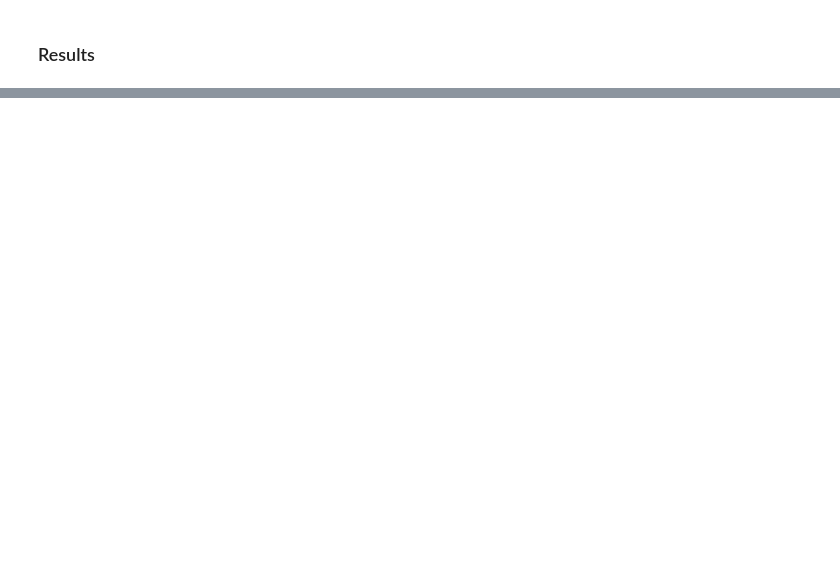
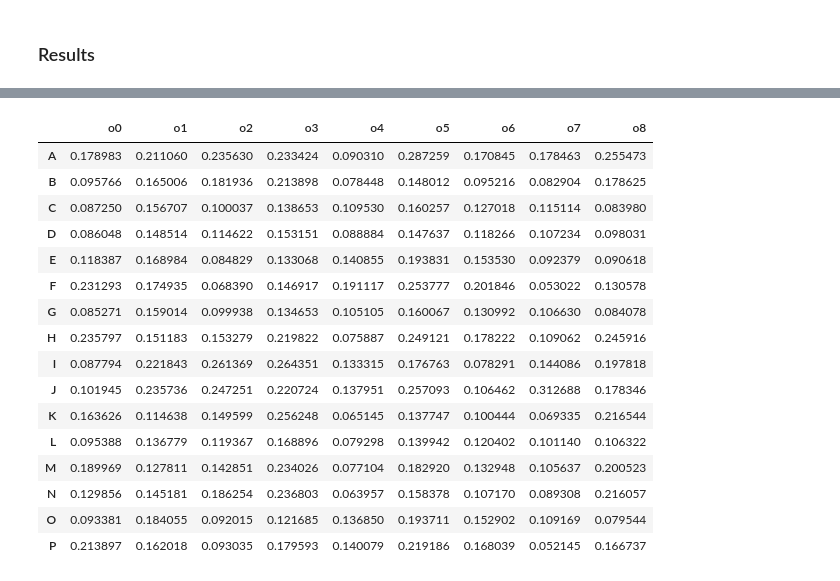
Before and after one commit to jacobkreider/msds458, a Jupyter notebook: Assignment 2- Adding Layers/A2 Working Code.ipynb, the cells around one changed output, grey strips where cells are left out. Saved outputs shown, nothing was run; the diff lists cells and outputs as text; code cells hidden in the pictures; blank space fills up the shorter version.

```diff
--- a/Assignment 2- Adding Layers/A2 Working Code.ipynb
+++ b/Assignment 2- Adding Layers/A2 Working Code.ipynb
@@ -420,7 +425,7 @@ def backpropagateOutputToHidden (alpha, eta, arraySizeList, errorArray, outputAr
 def backpropagateBiasOutputWeights (alpha, eta, arraySizeList, errorArray, outputArray, biasOutputWeightArray):
 
 #  Unpack the output array length
-    outputArrayLength = arraySizeList [2]
+    outputArrayLength = arraySizeList [5]
 
     deltaBiasOutputArray = np.zeros(outputArrayLength)  # initialize an array for the deltas
     newBiasOutputWeightArray = np.zeros(outputArrayLength) # initialize an array for the new output bias weights
@@ -483,9 +488,9 @@ def backpropagateHiddenToInput (alpha, eta, arraySizeList, errorArray, outputArr
 def backpropagateBiasHiddenWeights (alpha, eta, arraySizeList, errorArray, outputArray, hiddenArray,
     inputArray, vWeightArray, wWeightArray, biasHiddenWeightArray, biasOutputWeightArray):
 # Unpack array lengths
-    inputArrayLength = arraySizeList [0]
-    hiddenArrayLength = arraySizeList [1]
-    outputArrayLength = arraySizeList [2]
+    inputArrayLength = arraySizeList [3]
+    hiddenArrayLength = arraySizeList [4]
+    outputArrayLength = arraySizeList [5]
 
 
     errorTimesTFuncDerivOutputArray = np.zeros(outputArrayLength)
@@ -968,4 +1181,7 @@ biasOutputWeightArray = initializeBiasWeightArray (biasOutputWeightArraySize)
 # %%
+print()
+print("  After training:")
+
 # This is the code from ComputeOutputsAcrossAllTrainingData, modified for
 # the outputs I am looking for
 
@@ -974,9 +1190,9 @@ seed(79)
 
 
 
-allHiddenActivationsPreLearn = np.array([])
-allOutputActivationsPreLearn = np.array([])
-desiredOutput = np.array([])
+allHiddenActivationsPostLearn = np.array([])
+allOutputActivationsPostLearn = np.array([])
+desiredOutputPost = np.array([])
 
 while selectedTrainingDataSet < numTrainingDataSets + 1:
     #print()
@@ -989,6 +1205,8 @@ while selectedTrainingDataSet < numTrainingDataSets + 1:
 
     trainingDataInputList = trainingDataList[1]
 
+    # Obtain the outputs from GB1
+
     GB1inputDataList = []
     GB1inputDataArray = np.zeros(GB1inputArrayLength)
     for node in range(GB1inputArrayLength):
@@ -996,28 +1214,23 @@ while selectedTrainingDataSet < numTrainingDataSets + 1:
         GB1inputDataList.append(trainingData)
         GB1inputDataArray[node] = trainingData
 
+
     GB1hiddenArray = ComputeGB1SingleFeedforwardPassFirstStep (alpha, GB1inputDataArray, GB1wWeightArray, GB1wBiasWeightArray)
     GB1outputArray = ComputeGB1SingleFeedforwardPassSecondStep (alpha, GB1hiddenArray, GB1vWeightArray, GB1vBiasWeightArray)
 
-# Obtain the outputs from the full multi-component network
-
-# First, obtain a full input vector
     inputDataList = []
     inputDataArray = np.zeros(inputArrayLength)
 
-# Fill the first part of the training data list with the usual inputs
     for node in range(GB1inputArrayLength):
         trainingData = trainingDataInputList[node]
         inputDataList.append(trainingData)
 
-# Fill the second part of the training data list with the outputs from GB1
     for node in range(GB1outputArrayLength):
-        trainingData = GB1outputArray[node]
-        inputDataList.append(trainingData)
+            trainingData = GB1outputArray[node]
+            inputDataList.append(trainingData)
 
-# Create an input array with both the original training data and the outputs from GB1
     for node in range(inputArrayLength):
-        inputDataArray[node] = inputDataList[node]
+            inputDataArray[node] = inputDataList[node]
 
 
     letterNum = trainingDataList[2] +1
@@ -1025,16 +1238,16 @@ while selectedTrainingDataSet < numTrainingDataSets + 1:
     #print()
     #print("  Data Set Number", selectedTrainingDataSet, " for letter ", letterChar, " with letter number ", letterNum)
 
-    hiddenArray = np.array(ComputeSingleFeedforwardPassFirstStep (alpha, inputDataArray, wWeightArray, biasHiddenWeightArray))
-    allHiddenActivationsPreLearn = np.append(allHiddenActivationsPreLearn, hiddenArray)
+    hiddenArray = np.array(ComputeSingleFeedforwardPassFirstStep (alpha, inputDataArray, wWeightArrayPost, biasHiddenWeightsPost))
+    allHiddenActivationsPostLearn = np.append(allHiddenActivationsPostLearn, hiddenArray)
 
-    outputArray = ComputeSingleFeedforwardPassSecondStep (alpha, hiddenArray, vWeightArray, biasOutputWeightArray)
-    allOutputActivationsPreLearn = np.append(allOutputActivationsPreLearn, outputArray)
+    outputArray = ComputeSingleFeedforwardPassSecondStep (alpha, hiddenArray, vWeightArrayPost, biasOutputWeightsPost)
+    allOutputActivationsPostLearn = np.append(allOutputActivationsPostLearn, outputArray)
 
     desiredOutputArray = np.zeros(outputArrayLength)    # iniitalize the output array with 0's
     desiredClass = trainingDataList[4]                 # identify the desired class
     desiredOutputArray[desiredClass] = 1
-    desiredOutput = np.append(desiredOutput, desiredOutputArray)
+    desiredOutputPost = np.append(desiredOutputPost, desiredOutputArray)
 
 
 
@@ -1470,0 +1495,20 @@ mask1LetterArray
+# %%
+postOutput
+# %% [output]
+|  | o0 | o1 | o2 | o3 | o4 | o5 | o6 | o7 | o8 |
+| A | 0.178983 | 0.211060 | 0.235630 | 0.233424 | 0.090310 | 0.287259 | 0.170845 | 0.178463 | 0.255473 |
+| B | 0.095766 | 0.165006 | 0.181936 | 0.213898 | 0.078448 | 0.148012 | 0.095216 | 0.082904 | 0.178625 |
+| C | 0.087250 | 0.156707 | 0.100037 | 0.138653 | 0.109530 | 0.160257 | 0.127018 | 0.115114 | 0.083980 |
+| D | 0.086048 | 0.148514 | 0.114622 | 0.153151 | 0.088884 | 0.147637 | 0.118266 | 0.107234 | 0.098031 |
+| E | 0.118387 | 0.168984 | 0.084829 | 0.133068 | 0.140855 | 0.193831 | 0.153530 | 0.092379 | 0.090618 |
+| F | 0.231293 | 0.174935 | 0.068390 | 0.146917 | 0.191117 | 0.253777 | 0.201846 | 0.053022 | 0.130578 |
+| G | 0.085271 | 0.159014 | 0.099938 | 0.134653 | 0.105105 | 0.160067 | 0.130992 | 0.106630 | 0.084078 |
+| H | 0.235797 | 0.151183 | 0.153279 | 0.219822 | 0.075887 | 0.249121 | 0.178222 | 0.109062 | 0.245916 |
+| I | 0.087794 | 0.221843 | 0.261369 | 0.264351 | 0.133315 | 0.176763 | 0.078291 | 0.144086 | 0.197818 |
+| J | 0.101945 | 0.235736 | 0.247251 | 0.220724 | 0.137951 | 0.257093 | 0.106462 | 0.312688 | 0.178346 |
+| K | 0.163626 | 0.114638 | 0.149599 | 0.256248 | 0.065145 | 0.137747 | 0.100444 | 0.069335 | 0.216544 |
+| L | 0.095388 | 0.136779 | 0.119367 | 0.168896 | 0.079298 | 0.139942 | 0.120402 | 0.101140 | 0.106322 |
+| M | 0.189969 | 0.127811 | 0.142851 | 0.234026 | 0.077104 | 0.182920 | 0.132948 | 0.105637 | 0.200523 |
+| N | 0.129856 | 0.145181 | 0.186254 | 0.236803 | 0.063957 | 0.158378 | 0.107170 | 0.089308 | 0.216057 |
+| O | 0.093381 | 0.184055 | 0.092015 | 0.121685 | 0.136850 | 0.193711 | 0.152902 | 0.109169 | 0.079544 |
+| P | 0.213897 | 0.162018 | 0.093035 | 0.179593 | 0.140079 | 0.219186 | 0.168039 | 0.052145 | 0.166737 |
```
Also changed, not shown: parts of 19 cells of this notebook, 6 other files.
